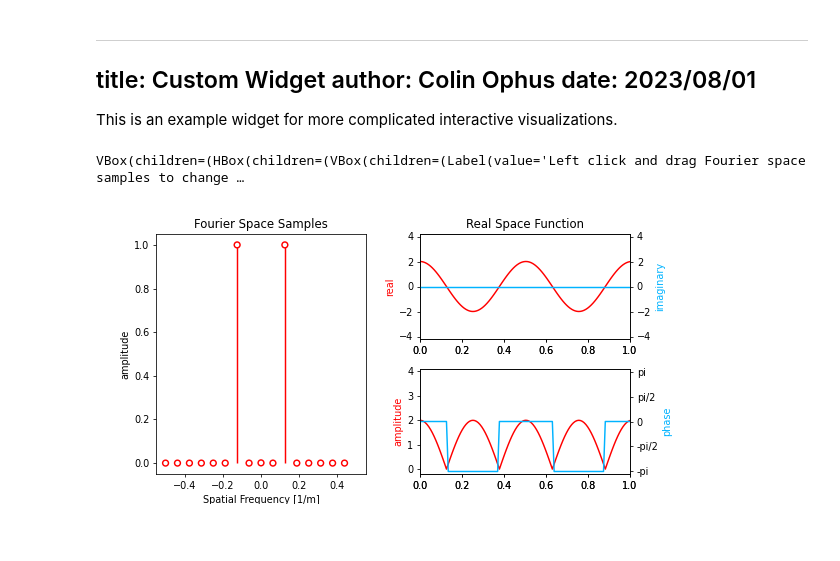
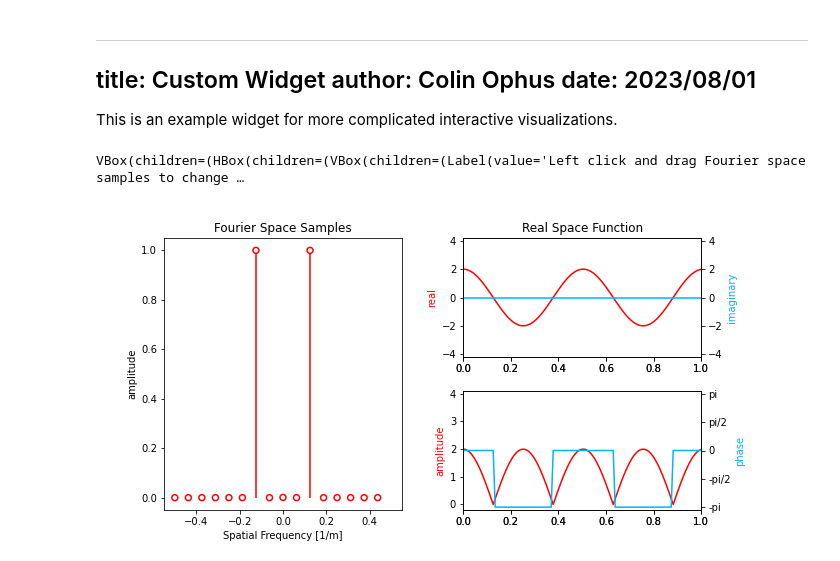
Before and after one commit to msa-em/em-template, a Jupyter notebook: notebooks/06.custom_FT_1D.ipynb, the cells around one changed output. Cells and saved outputs as stored; diff of their text form; code cells hidden in the pictures; blank space fills up the shorter version.

Commit message:
Updating widths

```diff
--- a/notebooks/06.custom_FT_1D.ipynb
+++ b/notebooks/06.custom_FT_1D.ipynb
@@ -20,6 +20,8 @@ from ipywidgets import HBox, VBox, Dropdown, Layout, Label, Output, widgets
 from matplotlib import cm
 
 dpi = 72
+plt.close()
+
 
 class FourierTransform1D:
     """
@@ -40,7 +42,7 @@ class FourierTransform1D:
         ):
 
         # Figure layout
-        self.fig = plt.figure(figsize=(600/dpi, 300/dpi), dpi=dpi)
+        self.fig = plt.figure(figsize=(680/dpi, 340/dpi), dpi=dpi)
         self.ax_FFT   = self.fig.add_axes([0.1,  0.1,  0.35, 0.8])
         self.ax_real  = self.fig.add_axes([0.54, 0.55, 0.35, 0.35])
         self.ax_imag  = self.fig.add_axes([0.54, 0.55, 0.35, 0.35])
@@ -260,6 +262,11 @@ def motion_notify_callback(event):
     t = fft.ax_FFT.transData.inverted()
     qx_mag = t.transform([event.x,event.y])
 
+    # # # Check if user dragged point outside FOV
+    # if qx_mag[1] < -0.1 or qx_mag[1] > 1.1:
+    #     fft.point_ind = None
+    #     button_release_callback(event)
+
     # relative q value
     dq = qx_mag[0] - fft.qx_init
     phase_new = fft.phase_init + dq * fft.dphase_dq
@@ -285,7 +292,7 @@ fft.fig.canvas.resizable=False
 fft.fig.canvas.toolbar_visible = False
 fft.fig.canvas.header_visible = False
 fft.fig.canvas.footer_visible = False
-fft.fig.canvas.layout.width = '600px'
+fft.fig.canvas.layout.width = '680px'
 
 # List of options
 option_list = (
@@ -367,32 +374,32 @@ def select_preset_eventhandler(change):
     fft.update_plot(f)
 
 # Widgets
 dropdown = Dropdown(
     options = option_list,
-    layout = Layout(width='175px',height='30px'),
+    layout = Layout(width='200px',height='30px'),
 )
 dropdown.observe(select_preset_eventhandler, names='value')
 
 # widget layouts
 widget = VBox([
     HBox([
         VBox([
             Label('Left click and drag Fourier space samples to change them.',
                   layout=Layout(width='400px',height='30px')),
             Label('up/down - change magnitude.  left/right - change phase.',
                   layout=Layout(width='400px',height='30px')),
         ]),
 
         VBox([
             Label('Preset Functions:',
                   layout=Layout(width='175px',height='30px')),
             dropdown
         ])
     ]),
     out,
 ]);
 
 display(widget);
 # %% [output]
 VBox(children=(HBox(children=(VBox(children=(Label(value='Left click and drag Fourier space samples to change …
-[figure, old version]
+[figure, new version]
```
Also changed, not shown: 3 other files.
